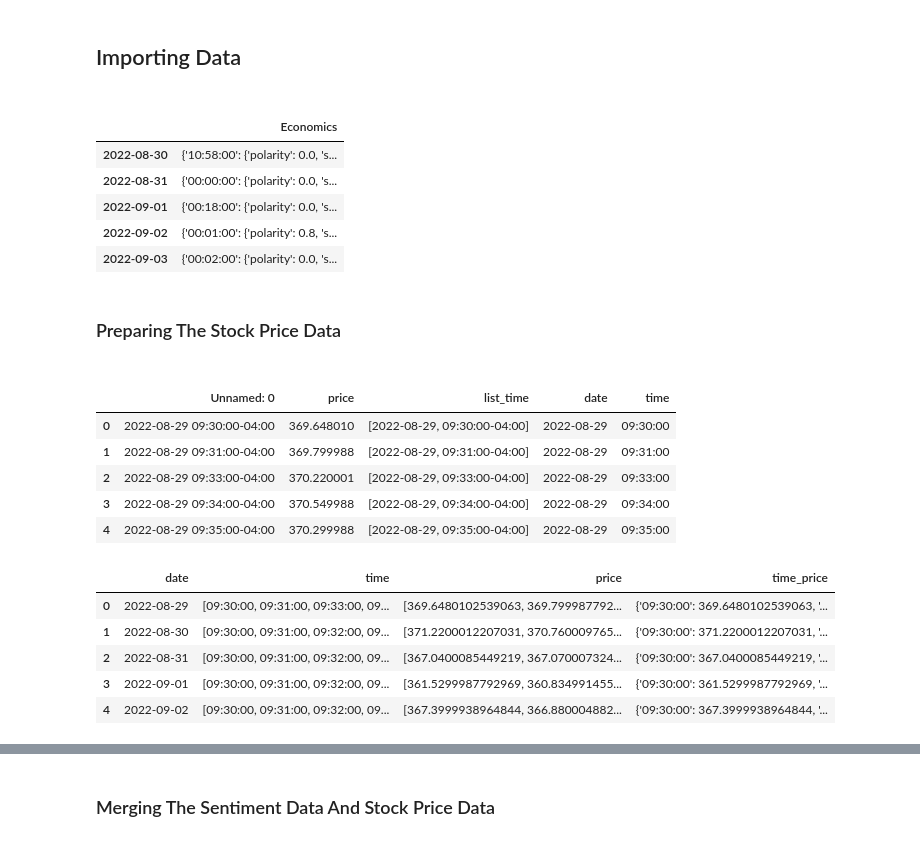
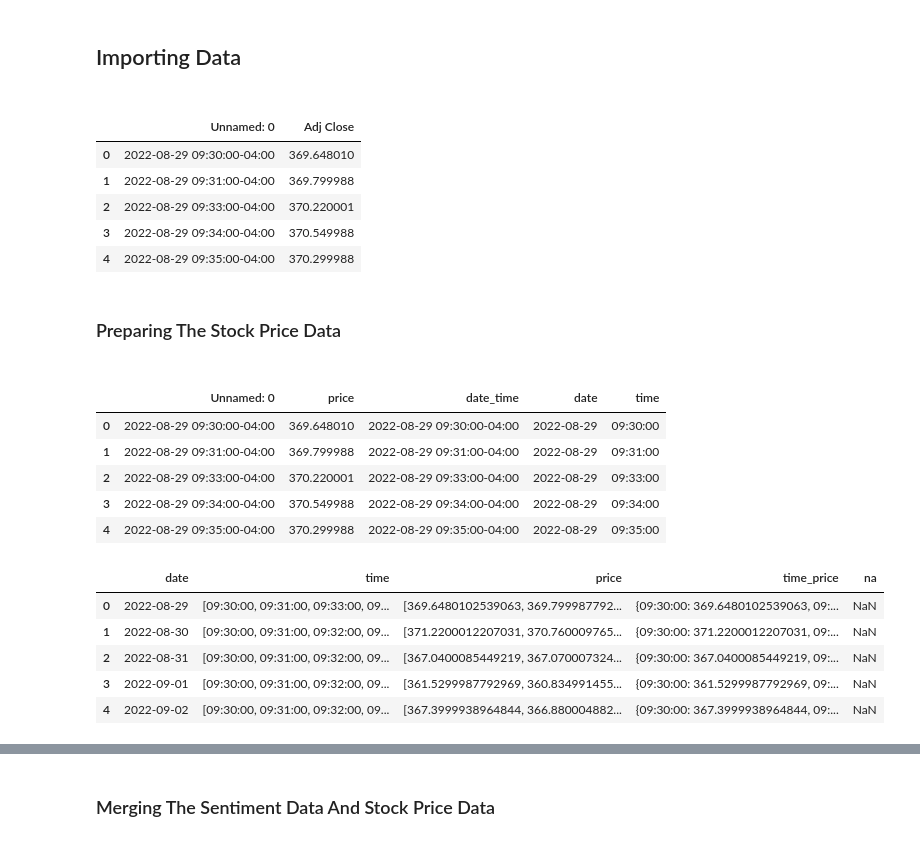
Before and after one commit to AndersonShroeder/Stock-Lstm, a Jupyter notebook: Short Run Prediction/analysis.ipynb, the cells around one changed output, grey strips where cells are left out. Saved outputs shown, nothing was run; the diff lists cells and outputs as text; code cells hidden in the pictures.

Commit message:
datetime indexing

```diff
--- a/Short Run Prediction/analysis.ipynb
+++ b/Short Run Prediction/analysis.ipynb
@@ -9,40 +9,40 @@ from helper import plot_x_days
 # %%
 df1 = pd.read_json('./Datasets/generated_data_Economics.json')
 df2 = pd.read_csv('./Datasets/VOO.csv')
-df1.head()
+df2.head()
 # %% [output]
-|  | Economics |
-| 2022-08-30 | {'10:58:00': {'polarity': 0.0, 's... |
-| 2022-08-31 | {'00:00:00': {'polarity': 0.0, 's... |
-| 2022-09-01 | {'00:18:00': {'polarity': 0.0, 's... |
-| 2022-09-02 | {'00:01:00': {'polarity': 0.8, 's... |
-| 2022-09-03 | {'00:02:00': {'polarity': 0.0, 's... |
+|  | Unnamed: 0 | Adj Close |
+| 0 | 2022-08-29 09:30:00-04:00 | 369.648010 |
+| 1 | 2022-08-29 09:31:00-04:00 | 369.799988 |
+| 2 | 2022-08-29 09:33:00-04:00 | 370.220001 |
+| 3 | 2022-08-29 09:34:00-04:00 | 370.549988 |
+| 4 | 2022-08-29 09:35:00-04:00 | 370.299988 |
 # %% [markdown]
 <h3>Preparing The Stock Price Data<h3>
 # %%
-df2['list_time'] = df2['Unnamed: 0'].str.split(" ")
-df2['date'] = df2['list_time'].str[0]
-df2['date'] =  pd.to_datetime(df2['date'])
-df2['time'] = df2['list_time'].str[1].str.split("-").str[0]
+df2['date_time'] = pd.to_datetime(df2['Unnamed: 0'])
+df2['date'] = df2['date_time'].dt.date
+df2['time'] = df2['date_time'].dt.time
 df2.rename(columns={'Adj Close': 'price'}, inplace=True)
 df2.head(5)
 # %% [output]
-|  | Unnamed: 0 | price | list_time | date | time |
-| 0 | 2022-08-29 09:30:00-04:00 | 369.648010 | [2022-08-29, 09:30:00-04:00] | 2022-08-29 | 09:30:00 |
-| 1 | 2022-08-29 09:31:00-04:00 | 369.799988 | [2022-08-29, 09:31:00-04:00] | 2022-08-29 | 09:31:00 |
-| 2 | 2022-08-29 09:33:00-04:00 | 370.220001 | [2022-08-29, 09:33:00-04:00] | 2022-08-29 | 09:33:00 |
-| 3 | 2022-08-29 09:34:00-04:00 | 370.549988 | [2022-08-29, 09:34:00-04:00] | 2022-08-29 | 09:34:00 |
-| 4 | 2022-08-29 09:35:00-04:00 | 370.299988 | [2022-08-29, 09:35:00-04:00] | 2022-08-29 | 09:35:00 |
+|  | Unnamed: 0 | price | date_time | date | time |
+| 0 | 2022-08-29 09:30:00-04:00 | 369.648010 | 2022-08-29 09:30:00-04:00 | 2022-08-29 | 09:30:00 |
+| 1 | 2022-08-29 09:31:00-04:00 | 369.799988 | 2022-08-29 09:31:00-04:00 | 2022-08-29 | 09:31:00 |
+| 2 | 2022-08-29 09:33:00-04:00 | 370.220001 | 2022-08-29 09:33:00-04:00 | 2022-08-29 | 09:33:00 |
+| 3 | 2022-08-29 09:34:00-04:00 | 370.549988 | 2022-08-29 09:34:00-04:00 | 2022-08-29 | 09:34:00 |
+| 4 | 2022-08-29 09:35:00-04:00 | 370.299988 | 2022-08-29 09:35:00-04:00 | 2022-08-29 | 09:35:00 |
 # %%
 df2 = df2[['date', 'time', 'price']]
 df2 = df2.groupby('date').agg(list)
 df2['time_price'] = df2.apply(lambda row : dict(zip(row[0],row[1])), axis=1)
+df2['na'] = np.nan
 df2.reset_index(inplace=True)
 df2.head()
 # %% [output]
-|  | date | time | price | time_price |
-| 0 | 2022-08-29 | [09:30:00, 09:31:00, 09:33:00, 09... | [369.6480102539063, 369.799987792... | {'09:30:00': 369.6480102539063, '... |
-| 1 | 2022-08-30 | [09:30:00, 09:31:00, 09:32:00, 09... | [371.2200012207031, 370.760009765... | {'09:30:00': 371.2200012207031, '... |
-| 2 | 2022-08-31 | [09:30:00, 09:31:00, 09:32:00, 09... | [367.0400085449219, 367.070007324... | {'09:30:00': 367.0400085449219, '... |
-| 3 | 2022-09-01 | [09:30:00, 09:31:00, 09:32:00, 09... | [361.5299987792969, 360.834991455... | {'09:30:00': 361.5299987792969, '... |
-| 4 | 2022-09-02 | [09:30:00, 09:31:00, 09:32:00, 09... | [367.3999938964844, 366.880004882... | {'09:30:00': 367.3999938964844, '... |
+|  | date | time | price | time_price | na |
+| 0 | 2022-08-29 | [09:30:00, 09:31:00, 09:33:00, 09... | [369.6480102539063, 369.799987792... | {09:30:00: 369.6480102539063, 09:... | NaN |
+| 1 | 2022-08-30 | [09:30:00, 09:31:00, 09:32:00, 09... | [371.2200012207031, 370.760009765... | {09:30:00: 371.2200012207031, 09:... | NaN |
+| 2 | 2022-08-31 | [09:30:00, 09:31:00, 09:32:00, 09... | [367.0400085449219, 367.070007324... | {09:30:00: 367.0400085449219, 09:... | NaN |
+| 3 | 2022-09-01 | [09:30:00, 09:31:00, 09:32:00, 09... | [361.5299987792969, 360.834991455... | {09:30:00: 361.5299987792969, 09:... | NaN |
+| 4 | 2022-09-02 | [09:30:00, 09:31:00, 09:32:00, 09... | [367.3999938964844, 366.880004882... | {09:30:00: 367.3999938964844, 09:... | NaN |
```
Also changed, not shown: parts of 3 cells of this notebook, 3 other files.
